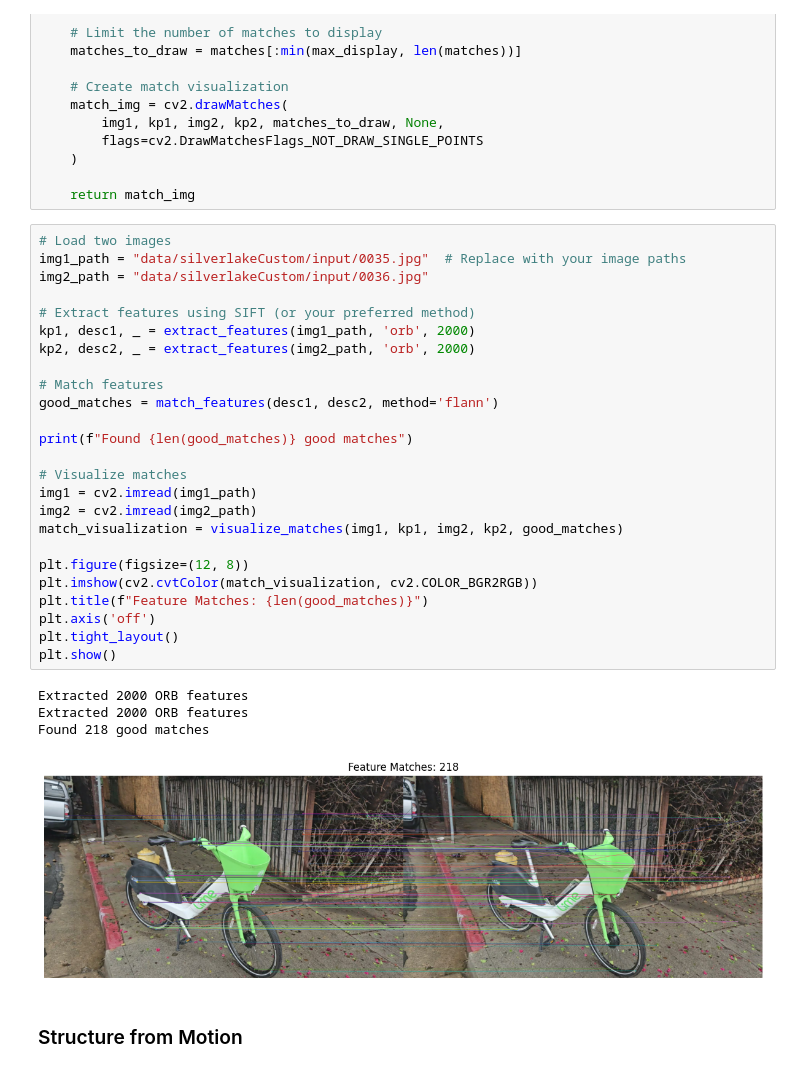
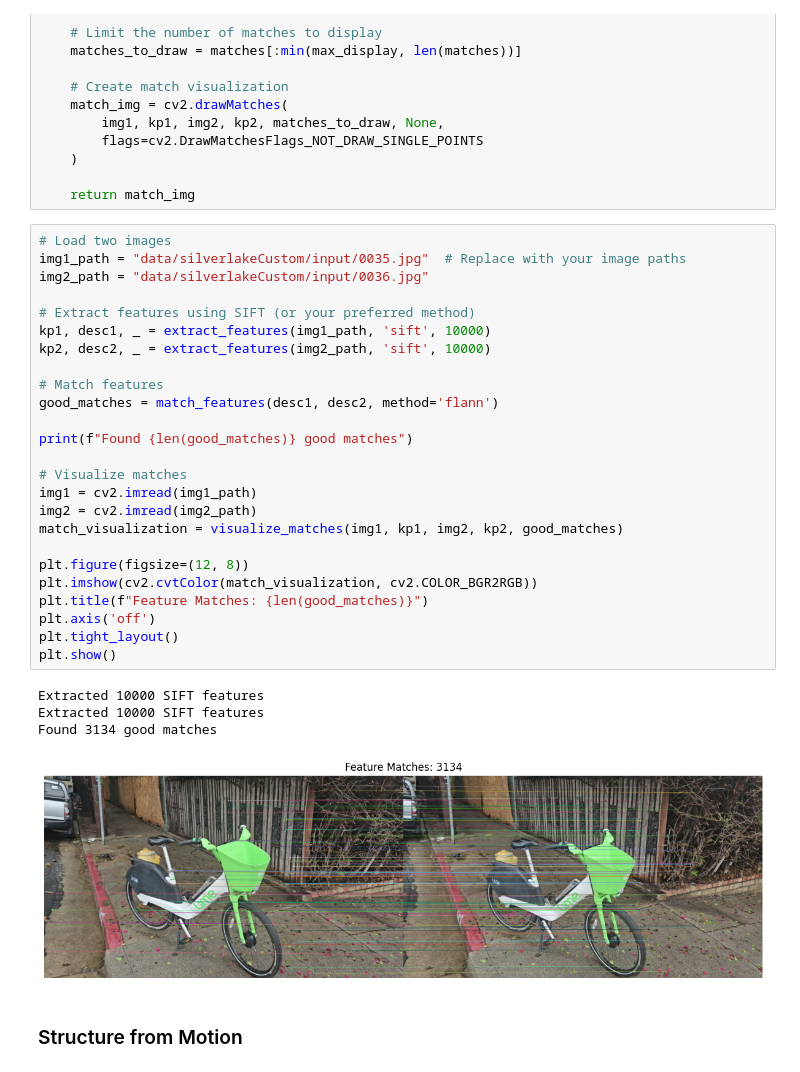
Before and after one commit to zackthomas1/gaussian-splatting, a Jupyter notebook: reconstruction.ipynb, the cells around one changed output. Cells and saved outputs as stored; diff of their text form.

```diff
--- a/reconstruction.ipynb
+++ b/reconstruction.ipynb
@@ -134,33 +134,33 @@ def visualize_matches(img1, kp1, img2, kp2, matches, max_display=100):
 # %%
 # Load two images
 img1_path = "data/silverlakeCustom/input/0035.jpg"  # Replace with your image paths
 img2_path = "data/silverlakeCustom/input/0036.jpg"
 
 # Extract features using SIFT (or your preferred method)
-kp1, desc1, _ = extract_features(img1_path, 'orb', 2000)
-kp2, desc2, _ = extract_features(img2_path, 'orb', 2000)
+kp1, desc1, _ = extract_features(img1_path, 'sift', 10000)
+kp2, desc2, _ = extract_features(img2_path, 'sift', 10000)
 
 # Match features
 good_matches = match_features(desc1, desc2, method='flann')
 
 print(f"Found {len(good_matches)} good matches")
 
 # Visualize matches
 img1 = cv2.imread(img1_path)
 img2 = cv2.imread(img2_path)
 match_visualization = visualize_matches(img1, kp1, img2, kp2, good_matches)
 
 plt.figure(figsize=(12, 8))
 plt.imshow(cv2.cvtColor(match_visualization, cv2.COLOR_BGR2RGB))
 plt.title(f"Feature Matches: {len(good_matches)}")
 plt.axis('off')
 plt.tight_layout()
 plt.show()
 # %% [output]
-Extracted 2000 ORB features
-Extracted 2000 ORB features
-Found 218 good matches
+Extracted 10000 SIFT features
+Extracted 10000 SIFT features
+Found 3134 good matches
-[figure, old version]
+[figure, new version]
 # %% [markdown]
 ### Structure from Motion
 # %%
```
Also changed, not shown: parts of 2 cells of this notebook, 1 other file.
